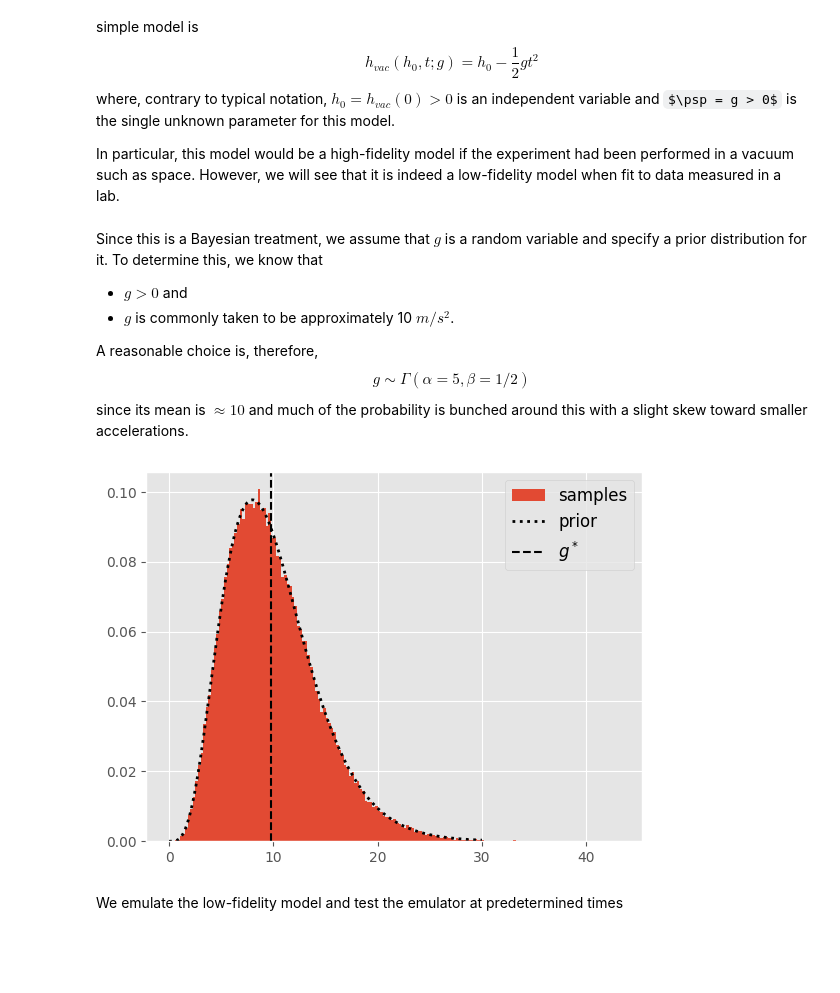
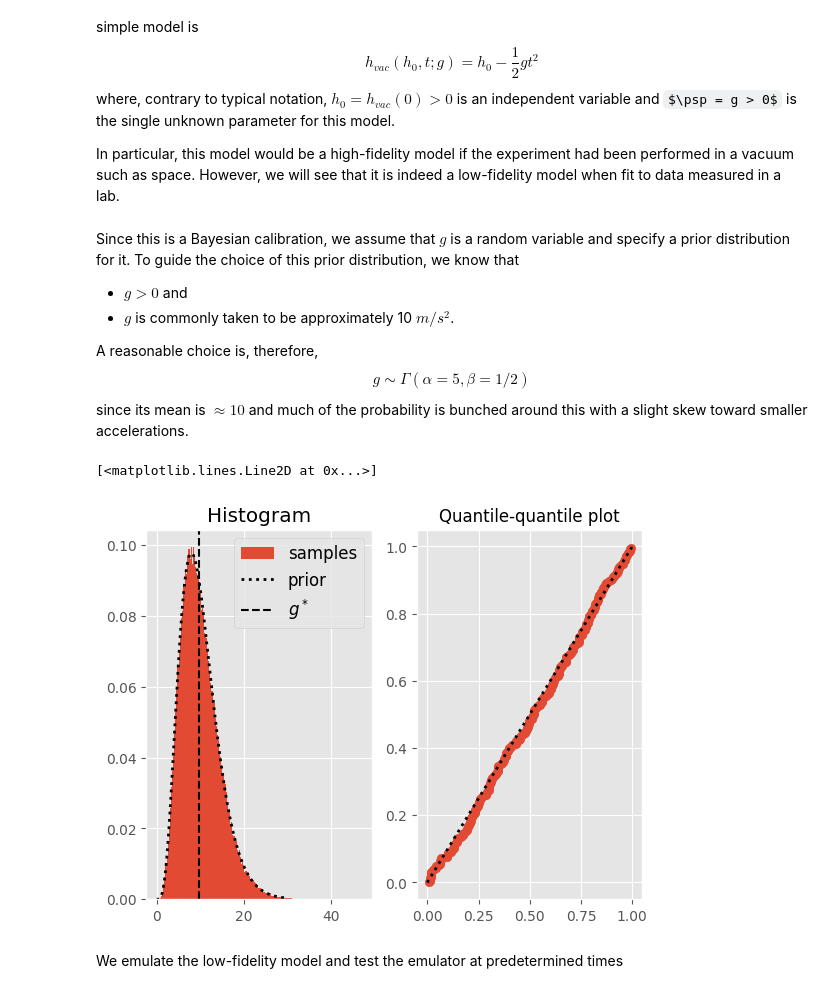
Before and after one commit to bandframework/surmise, a Jupyter notebook: book/notebooks/BallDrop.ipynb, the cells around one changed output. Cells and saved outputs as stored; diff of their text form; code cells hidden in the pictures; some formulas as TeX source; blank space fills up the shorter version.

Commit message:
revise plots and minor descriptsion.

```diff
--- a/book/notebooks/BallDrop.ipynb
+++ b/book/notebooks/BallDrop.ipynb
@@ -180,7 +181,7 @@ def balldropmodel_vacuum(x, theta):
         f[k, :] = h_0 - 0.5 * g * (t ** 2)
     return f.T
 # %% [markdown]
-Since this is a Bayesian treatment, we assume that $g$ is a random variable and specify a prior distribution for it.  To determine this, we know that
+Since this is a Bayesian calibration, we assume that $g$ is a random variable and specify a prior distribution for it.  To guide the choice of this prior distribution, we know that
 * $g > 0$ and
 * $g$ is commonly taken to be approximately 10 $m/s^2$.
 
@@ -231,23 +232,37 @@ assert prior_g_var == 20.0   # alpha/beta^2
 # %%
 # Remove this cell in rendering
 
 # This is a very quick, dirty, rough manual check of prior_g_vacuum
 
 # TODO: Include automated test that confirms that histogram is good estimation of distribution?
 
 g_data = np.linspace(1.0e-15, 30.0, 1000)
 pdf_data = np.exp(prior_g_vacuum.lpdf(g_data))
 
+unif_zero_one = np.linspace(0, 1, 1000)
+
 fig = plt.figure(2)
 
-subp = fig.add_subplot(111)
+subp = fig.add_subplot(121)
 subp.hist(prior_g_vacuum.rnd(100000), bins="auto", density=True, label="samples")
 subp.plot(g_data, pdf_data, 'k:', linewidth=LINEWIDTH, label="prior")
 subp.axvline(G_STAR, color="black", linestyle="--", label=r"$g^*$")
 subp.legend(loc="best", fontsize=FONTSIZE)
+subp.set_title('Histogram')
 subp.grid(True)
+subp2 = fig.add_subplot(122)
+subp2.scatter(sps.gamma.cdf(sorted(prior_g_vacuum.rnd(250)),
+                         a=prior_g_vacuum.ALPHA,
+                         loc=0.0,
+                         scale=1.0 / prior_g_vacuum.BETA),
+              np.arange(0, 1, 1/250),
+              marker='o'
+             )
+subp2.set_title('Quantile-quantile plot', fontsize=FONTSIZE)
+subp2.plot(unif_zero_one, unif_zero_one, 'k:', linewidth=LINEWIDTH)
 # %% [output]
+[<matplotlib.lines.Line2D at 0x...>]
-[figure, old version]
+[figure, new version]
 # %% [markdown]
 We emulate the low-fidelity model and test the emulator at predetermined times
 # %%
```
Also changed, not shown: parts of 15 cells of this notebook.
